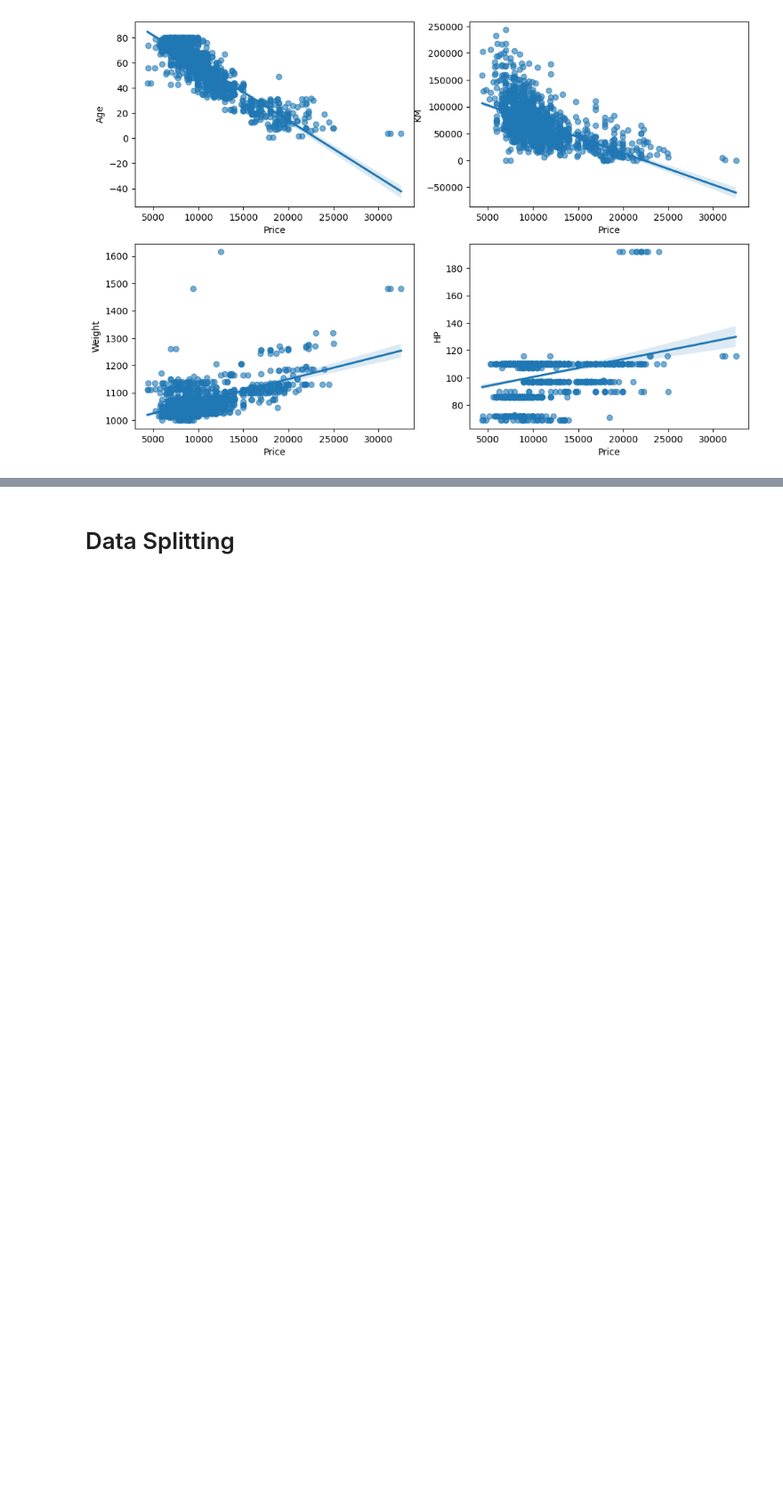
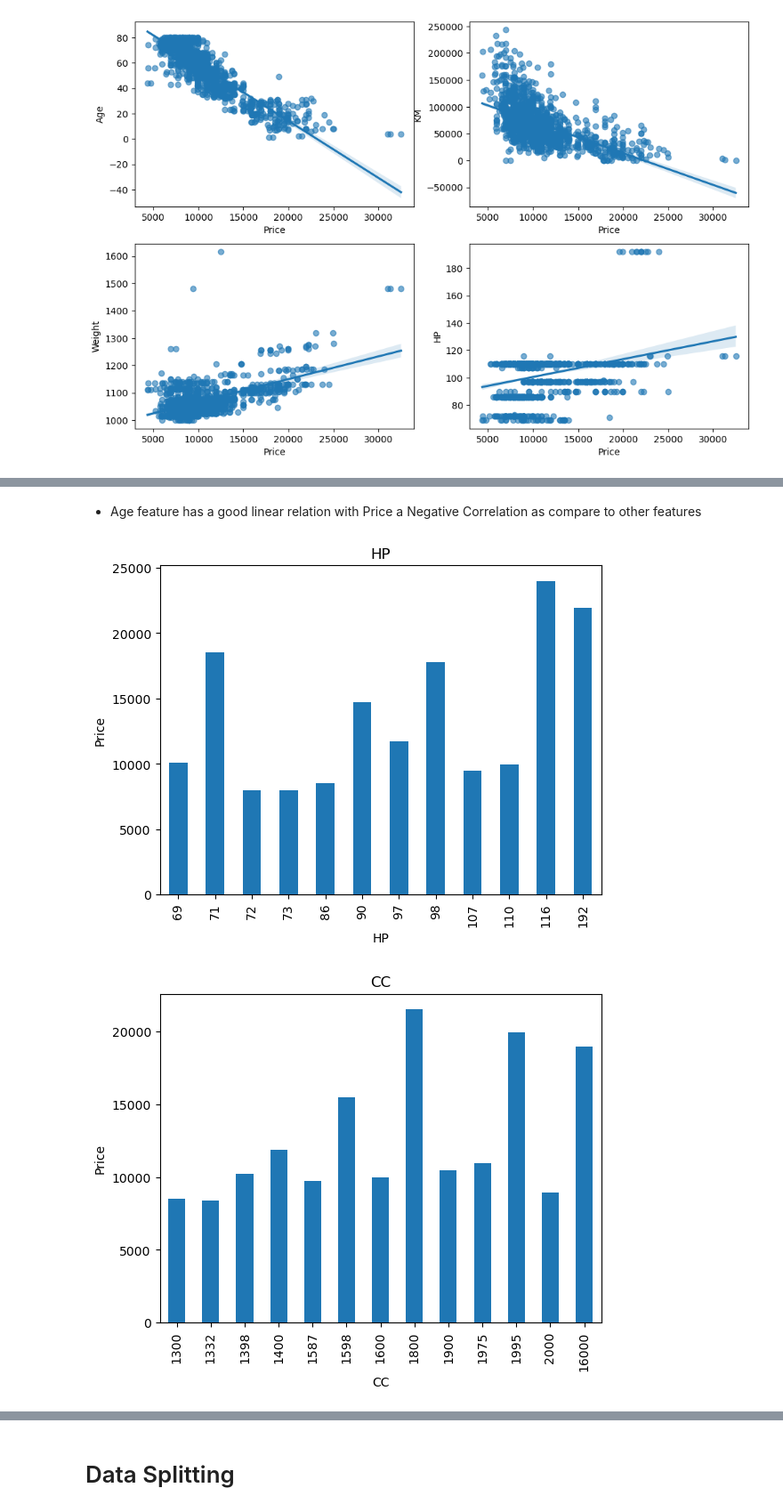
Before and after one commit to vijaycross/ExcelR-Data-Science-Assignments, a Jupyter notebook: 05. Multi Linear Regression/ToyotaCorollaPricePrediction.ipynb, the cells around one changed output, grey strips where cells are left out. Shown at 89% size. Drawn from its saved outputs; the diff is of its cells as text; code cells hidden in the pictures; blank space fills up the shorter version.

Commit message:
Multi Linear Regression

```diff
--- a/05. Multi Linear Regression/ToyotaCorollaPricePrediction.ipynb
+++ b/05. Multi Linear Regression/ToyotaCorollaPricePrediction.ipynb
@@ -234,0 +260,13 @@ sns.regplot(x = 'Price', y = 'HP', data = data, scatter_kws={'alpha':0.6}, ax =
+# %% [markdown]
+- Age feature has a good linear relation with Price a Negative Correlation as compare to other features
+# %%
+for feature in discrete_feature:
+    df=data.copy()
+    df.groupby(feature)["Price"].median().plot.bar()
+    plt.xlabel(feature)
+    plt.ylabel("Price")
+    plt.title(feature)
+    plt.show()
+# %% [output]
+[figure, added]
+[figure, added]
```
Also changed, not shown: parts of 39 cells of this notebook.
